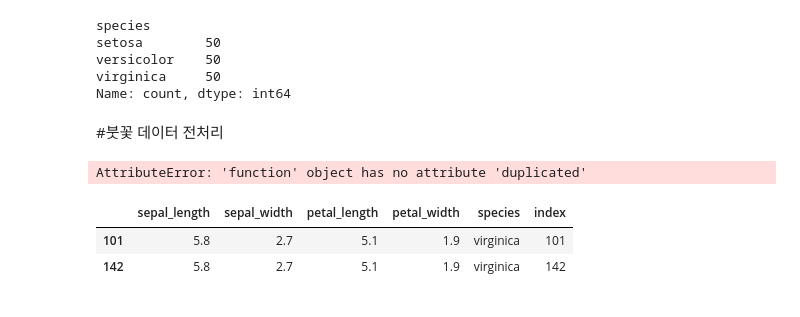
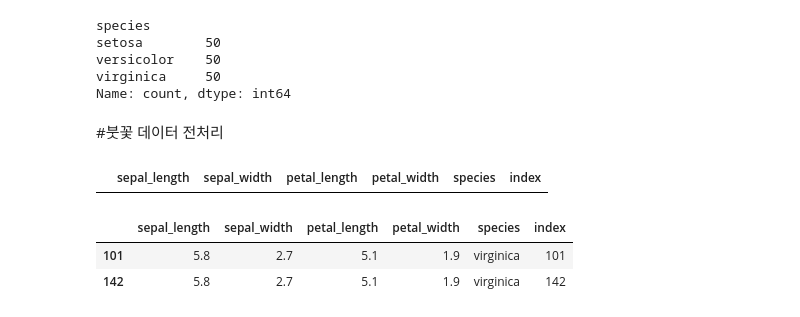
Before and after one commit to minwoo111111/AI-Python, a Jupyter notebook: 240524_실습.ipynb, the cells around one changed output. Cells and saved outputs as stored; diff of their text form; code cells hidden in the pictures.

```diff
--- a/240524_실습.ipynb
+++ b/240524_실습.ipynb
@@ -48,20 +48,19 @@ Name: count, dtype: int64
 # %%
 #결측치 확인하기
 df.isna().sum()
 
 #중복데이터 확인하기
 df.duplicated()  #각 열마다 중복데이터 여부를 True/False로
 df[df.duplicated()] #몇번 인덱스의 어느 행인지 중복데이터에 해당하는 것을 데이터프레임의 형태로 확인가능
 
 #중복데이터 모두 확인하기
 idx=(df['sepal_length']==5.8) & (df['petal_width']==1.9)  #이렇게 찾아낸 중복데이터값의 인덱스값을 찾아낸 후
 df.loc[idx,:]  #??????
 
 #중복데이터 삭제하기
-df.drop_duplicates
-df2=df[df.duplicated()]  #df2에 중복데이터 제거한 걸 덮어씀 (????)
+df2=df.drop_duplicates()  #df2에 중복데이터 제거한 걸 덮어씀
 df2[df2.duplicated()]
 # %% [output]
-AttributeError: 'function' object has no attribute 'duplicated'
+|  | sepal_length | sepal_width | petal_length | petal_width | species | index |
 # %%
 #중복데이터 모두 확인하기
```
Also changed, not shown: parts of 2 cells of this notebook.
